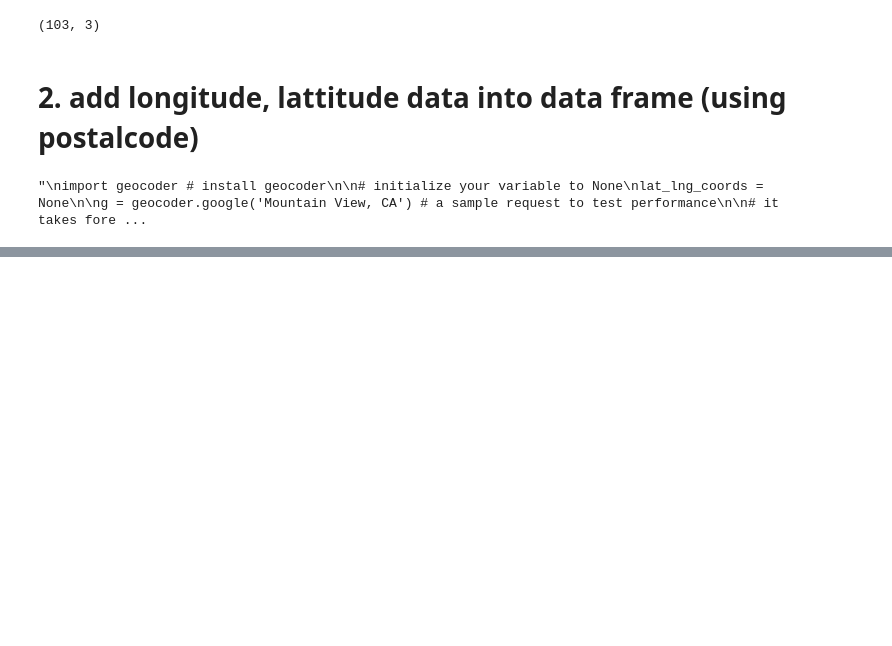
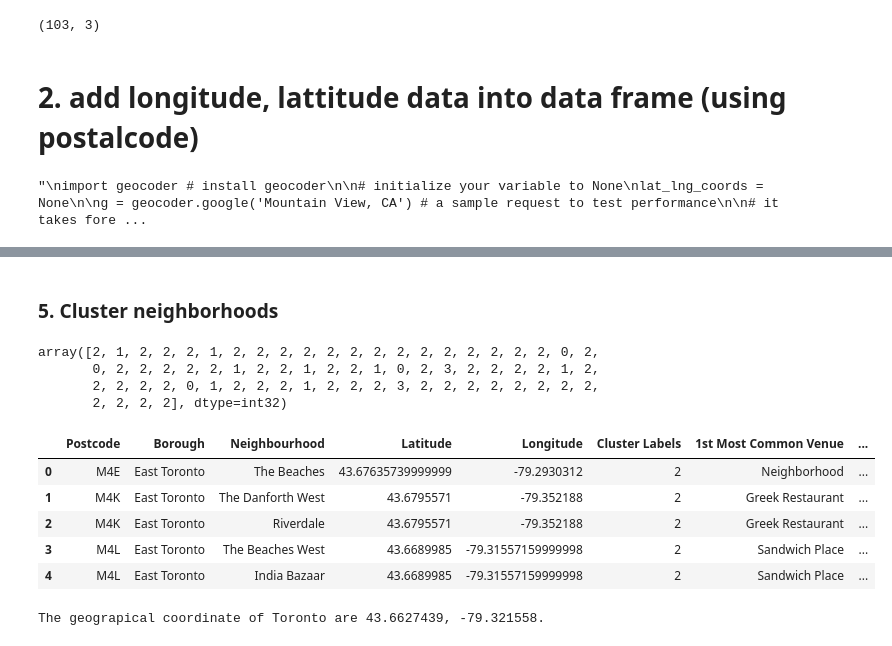
Before and after one commit to EstellaYu/Coursera_Capstone, a Jupyter notebook: Segmenting_and_Clustering_Neighborhoods_in_Toronto_Canada.ipynb, the cells around one changed output, grey strips where cells are left out. Saved outputs shown, nothing was run; the diff lists cells and outputs as text; code cells hidden in the pictures; blank space fills up the shorter version.

```diff
--- a/Segmenting_and_Clustering_Neighborhoods_in_Toronto_Canada.ipynb
+++ b/Segmenting_and_Clustering_Neighborhoods_in_Toronto_Canada.ipynb
@@ -113,0 +455,24 @@ postal_df.head(12)
+# %%
+num_top_venues = 5
+
+indicators = ['st', 'nd', 'rd']
+
+# create columns according to number of top venues
+columns = []
+for ind in np.arange(num_top_venues):
+    try:
+        columns.append('{}{} Most Common Venue'.format(ind+1, indicators[ind]))
+    except:
+        columns.append('{}th Most Common Venue'.format(ind+1))
+
+# create a new dataframe
+neighborhoods_venues_sorted = pd.DataFrame(columns=columns)
+neighborhoods_venues_sorted['Neighbourhood'] = toronto_grouped['Neighbourhood']
+
+fixed_columns = [neighborhoods_venues_sorted.columns[-1]] + list(neighborhoods_venues_sorted.columns[:-1])
+neighborhoods_venues_sorted = neighborhoods_venues_sorted[fixed_columns]
+
+for ind in np.arange(toronto_grouped.shape[0]):
+    neighborhoods_venues_sorted.iloc[ind, 1:] = return_most_common_venues(toronto_grouped.iloc[ind, :], num_top_venues)
+
+neighborhoods_venues_sorted.head()
@@ -113,0 +486,46 @@ postal_df.head(12)
+# %% [markdown]
+### 5. Cluster neighborhoods
+# %%
+# set number of clusters
+kclusters = 4
+
+toronto_grouped_clustering = toronto_grouped.drop('Neighbourhood', 1)
+
+# run k-means clustering
+kmeans = KMeans(n_clusters=kclusters, random_state=0).fit(toronto_grouped_clustering)
+
+# check cluster labels generated for each row in the dataframe
+kmeans.labels_[0:70]
+# %% [output]
+array([2, 1, 2, 2, 2, 1, 2, 2, 2, 2, 2, 2, 2, 2, 2, 2, 2, 2, 2, 2, 0, 2,
+       0, 2, 2, 2, 2, 2, 1, 2, 2, 1, 2, 2, 1, 0, 2, 3, 2, 2, 2, 2, 1, 2,
+       2, 2, 2, 2, 0, 1, 2, 2, 2, 1, 2, 2, 2, 3, 2, 2, 2, 2, 2, 2, 2, 2,
+       2, 2, 2, 2], dtype=int32)
+# %%
+# add clustering labels
+neighborhoods_venues_sorted.insert(0, 'Cluster Labels', kmeans.labels_)
+
+toronto_merged = toronto_neigh
+
+# merge toronto_grouped with toronto_data to add latitude/longitude for each neighborhood
+toronto_merged = toronto_merged.join(neighborhoods_venues_sorted.set_index('Neighbourhood'), on='Neighbourhood')
+
+toronto_merged.head() # check the last columns!
+# %% [output]
+|  | Postcode | Borough | Neighbourhood | Latitude | Longitude | Cluster Labels | 1st Most Common Venue | ... |
+| 0 | M4E | East Toronto | The Beaches | 43.67635739999999 | -79.2930312 | 2 | Neighborhood | ... |
+| 1 | M4K | East Toronto | The Danforth West | 43.6795571 | -79.352188 | 2 | Greek Restaurant | ... |
+| 2 | M4K | East Toronto | Riverdale | 43.6795571 | -79.352188 | 2 | Greek Restaurant | ... |
+| 3 | M4L | East Toronto | The Beaches West | 43.6689985 | -79.31557159999998 | 2 | Sandwich Place | ... |
+| 4 | M4L | East Toronto | India Bazaar | 43.6689985 | -79.31557159999998 | 2 | Sandwich Place | ... |
+# %%
+# find lat_lng lcoation of "Toronto,CA"
+address = "Toronto, Ontario"
+
+geolocator = Nominatim(user_agent="toronto_explorer")
+location = geolocator.geocode(address)
+latitude = location.latitude
+longitude = location.longitude
+print('The geograpical coordinate of Toronto are {}, {}.'.format(lat, lng))
+# %% [output]
+The geograpical coordinate of Toronto are 43.6627439, -79.321558.
```
Also changed, not shown: parts of 37 cells of this notebook.
